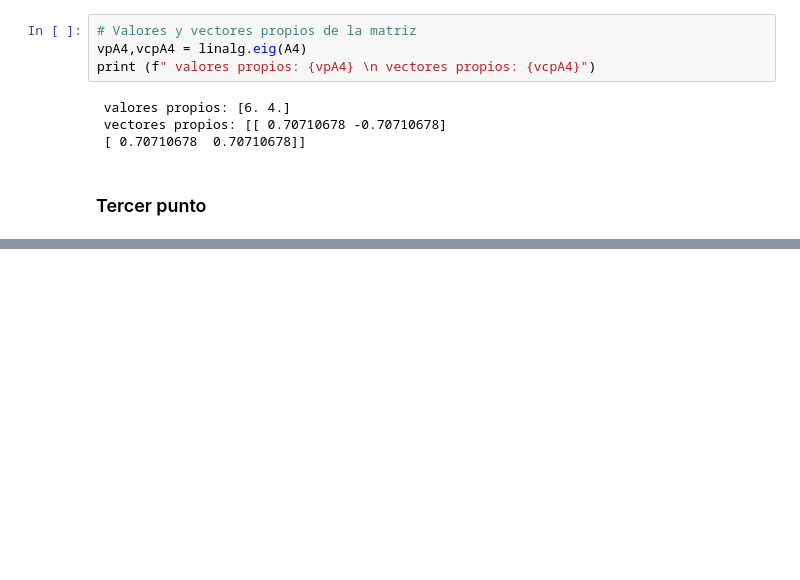
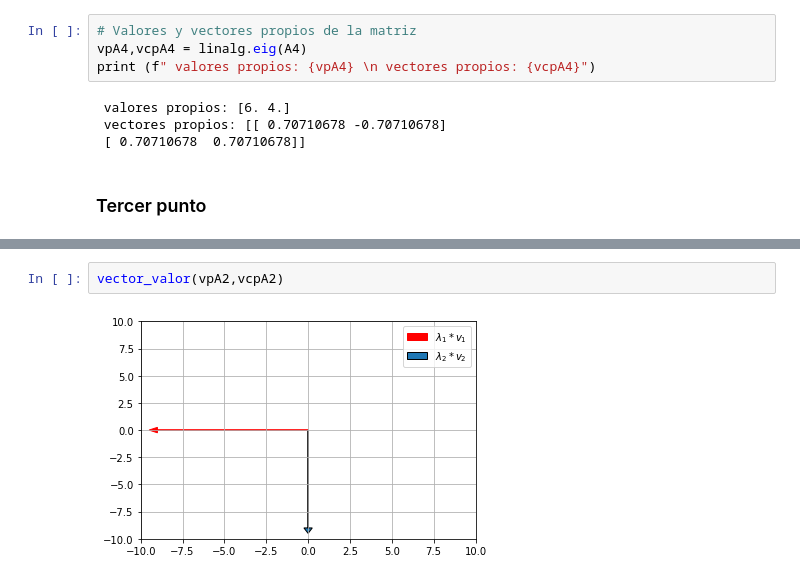
Before and after one commit to lab-optimizacion-202220/lab_formas_cuadraticas, a Jupyter notebook: formas_cuadraticas.ipynb, the cells around one changed output, grey strips where cells are left out. Drawn from its saved outputs; the diff is of its cells as text; blank space fills up the shorter version.

```diff
--- a/formas_cuadraticas.ipynb
+++ b/formas_cuadraticas.ipynb
@@ -159,0 +185,4 @@ print (f" valores propios: {vpA4} \n vectores propios: {vcpA4}")
+# %%
+vector_valor(vpA2,vcpA2)
+# %% [output]
+[figure, added]
```
Also changed, not shown: parts of 7 cells of this notebook.
